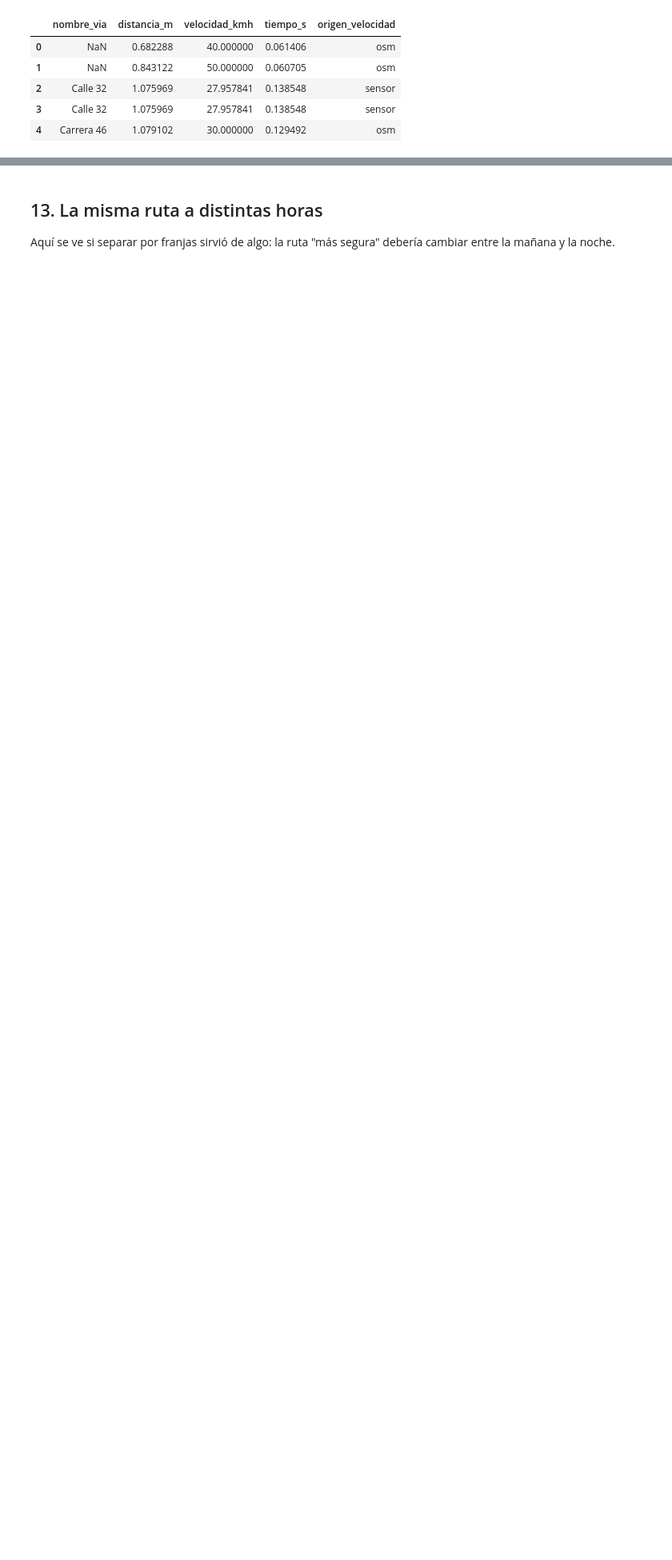
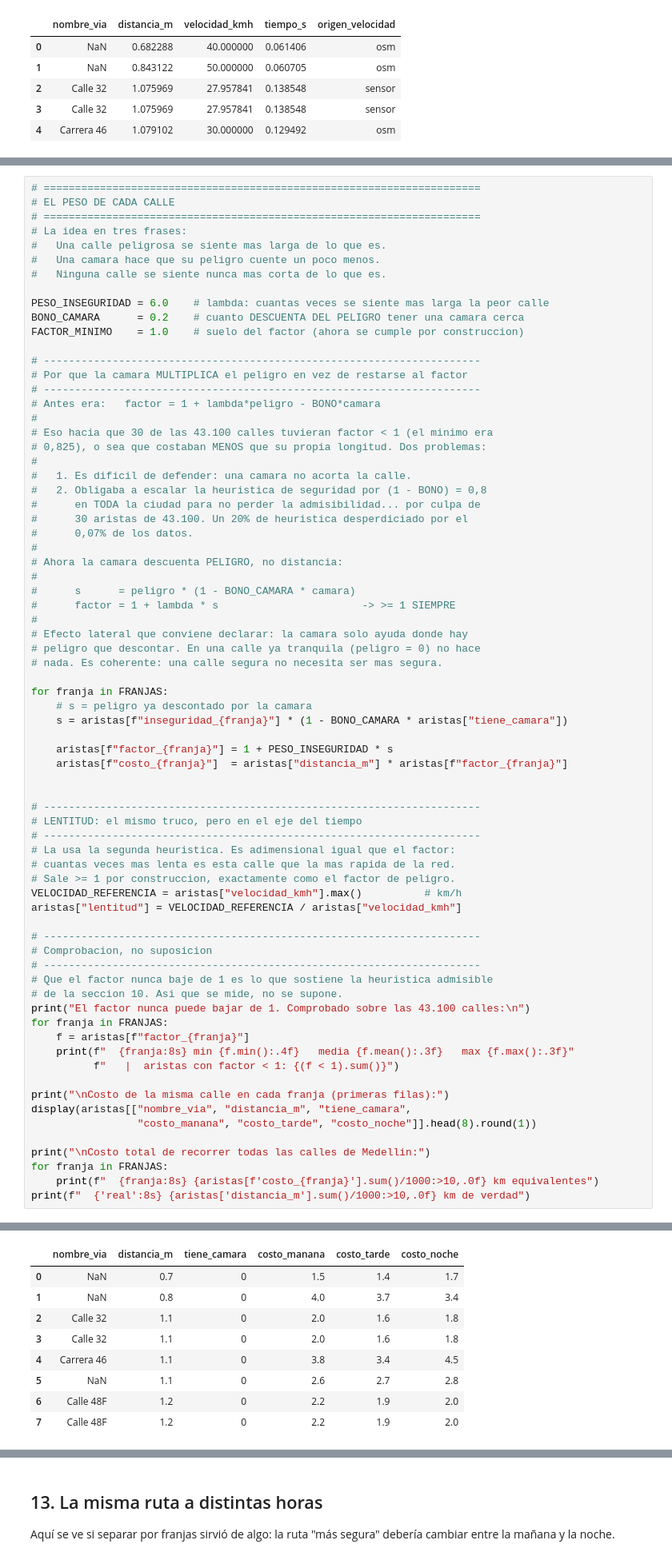
Before and after one commit to Bostjansito/MapasMED, a Jupyter notebook: Ruteo_Multiobjetivo_Medellin.ipynb, the cells around one changed output, grey strips where cells are left out. Shown at 80% size. Drawn from its saved outputs; the diff is of its cells as text; blank space fills up the shorter version.

```diff
--- a/Ruteo_Multiobjetivo_Medellin.ipynb
+++ b/Ruteo_Multiobjetivo_Medellin.ipynb
@@ -808,0 +770,73 @@ Costo total de recorrer todas las calles de Medellín:
+# %%
+# ======================================================================
+# EL PESO DE CADA CALLE
+# ======================================================================
+# La idea en tres frases:
+#   Una calle peligrosa se siente mas larga de lo que es.
+#   Una camara hace que su peligro cuente un poco menos.
+#   Ninguna calle se siente nunca mas corta de lo que es.
+
+PESO_INSEGURIDAD = 6.0    # lambda: cuantas veces se siente mas larga la peor calle
+BONO_CAMARA      = 0.2    # cuanto DESCUENTA DEL PELIGRO tener una camara cerca
+FACTOR_MINIMO    = 1.0    # suelo del factor (ahora se cumple por construccion)
+
+# ----------------------------------------------------------------------
+# Por que la camara MULTIPLICA el peligro en vez de restarse al factor
+# ----------------------------------------------------------------------
+# Antes era:   factor = 1 + lambda*peligro - BONO*camara
+#
+# Eso hacia que 30 de las 43.100 calles tuvieran factor < 1 (el minimo era
+# 0,825), o sea que costaban MENOS que su propia longitud. Dos problemas:
+#
+#   1. Es dificil de defender: una camara no acorta la calle.
+#   2. Obligaba a escalar la heuristica de seguridad por (1 - BONO) = 0,8
+#      en TODA la ciudad para no perder la admisibilidad... por culpa de
+#      30 aristas de 43.100. Un 20% de heuristica desperdiciado por el
+#      0,07% de los datos.
+#
+# Ahora la camara descuenta PELIGRO, no distancia:
+#
+#      s      = peligro * (1 - BONO_CAMARA * camara)
+#      factor = 1 + lambda * s                       -> >= 1 SIEMPRE
+#
+# Efecto lateral que conviene declarar: la camara solo ayuda donde hay
+# peligro que descontar. En una calle ya tranquila (peligro = 0) no hace
+# nada. Es coherente: una calle segura no necesita ser mas segura.
+
+for franja in FRANJAS:
+    # s = peligro ya descontado por la camara
+    s = aristas[f"inseguridad_{franja}"] * (1 - BONO_CAMARA * aristas["tiene_camara"])
+
+    aristas[f"factor_{franja}"] = 1 + PESO_INSEGURIDAD * s
+    aristas[f"costo_{franja}"]  = aristas["distancia_m"] * aristas[f"factor_{franja}"]
+
+
+# ----------------------------------------------------------------------
+# LENTITUD: el mismo truco, pero en el eje del tiempo
+# ----------------------------------------------------------------------
+# La usa la segunda heuristica. Es adimensional igual que el factor:
+# cuantas veces mas lenta es esta calle que la mas rapida de la red.
+# Sale >= 1 por construccion, exactamente como el factor de peligro.
+VELOCIDAD_REFERENCIA = aristas["velocidad_kmh"].max()          # km/h
+aristas["lentitud"] = VELOCIDAD_REFERENCIA / aristas["velocidad_kmh"]
+
+# ----------------------------------------------------------------------
+# Comprobacion, no suposicion
+# ----------------------------------------------------------------------
+# Que el factor nunca baje de 1 es lo que sostiene la heuristica admisible
+# de la seccion 10. Asi que se mide, no se supone.
+print("El factor nunca puede bajar de 1. Comprobado sobre las 43.100 calles:\n")
+for franja in FRANJAS:
+    f = aristas[f"factor_{franja}"]
+    print(f"  {franja:8s} min {f.min():.4f}   media {f.mean():.3f}   max {f.max():.3f}"
+          f"   |  aristas con factor < 1: {(f < 1).sum()}")
+
+print("\nCosto de la misma calle en cada franja (primeras filas):")
+display(aristas[["nombre_via", "distancia_m", "tiene_camara",
+                 "costo_manana", "costo_tarde", "costo_noche"]].head(8).round(1))
+
+print("\nCosto total de recorrer todas las calles de Medellin:")
+for franja in FRANJAS:
+    print(f"  {franja:8s} {aristas[f'costo_{franja}'].sum()/1000:>10,.0f} km equivalentes")
+print(f"  {'real':8s} {aristas['distancia_m'].sum()/1000:>10,.0f} km de verdad")
+# %% [output]
@@ -808,0 +850,9 @@ Costo total de recorrer todas las calles de Medellín:
+|  | nombre_via | distancia_m | tiene_camara | costo_manana | costo_tarde | costo_noche |
+| 0 | NaN | 0.7 | 0 | 1.5 | 1.4 | 1.7 |
+| 1 | NaN | 0.8 | 0 | 4.0 | 3.7 | 3.4 |
+| 2 | Calle 32 | 1.1 | 0 | 2.0 | 1.6 | 1.8 |
+| 3 | Calle 32 | 1.1 | 0 | 2.0 | 1.6 | 1.8 |
+| 4 | Carrera 46 | 1.1 | 0 | 3.8 | 3.4 | 4.5 |
+| 5 | NaN | 1.1 | 0 | 2.6 | 2.7 | 2.8 |
+| 6 | Calle 48F | 1.2 | 0 | 2.2 | 1.9 | 2.0 |
+| 7 | Calle 48F | 1.2 | 0 | 2.2 | 1.9 | 2.0 |
```
Also changed, not shown: parts of 26 cells of this notebook, 1 other file.
